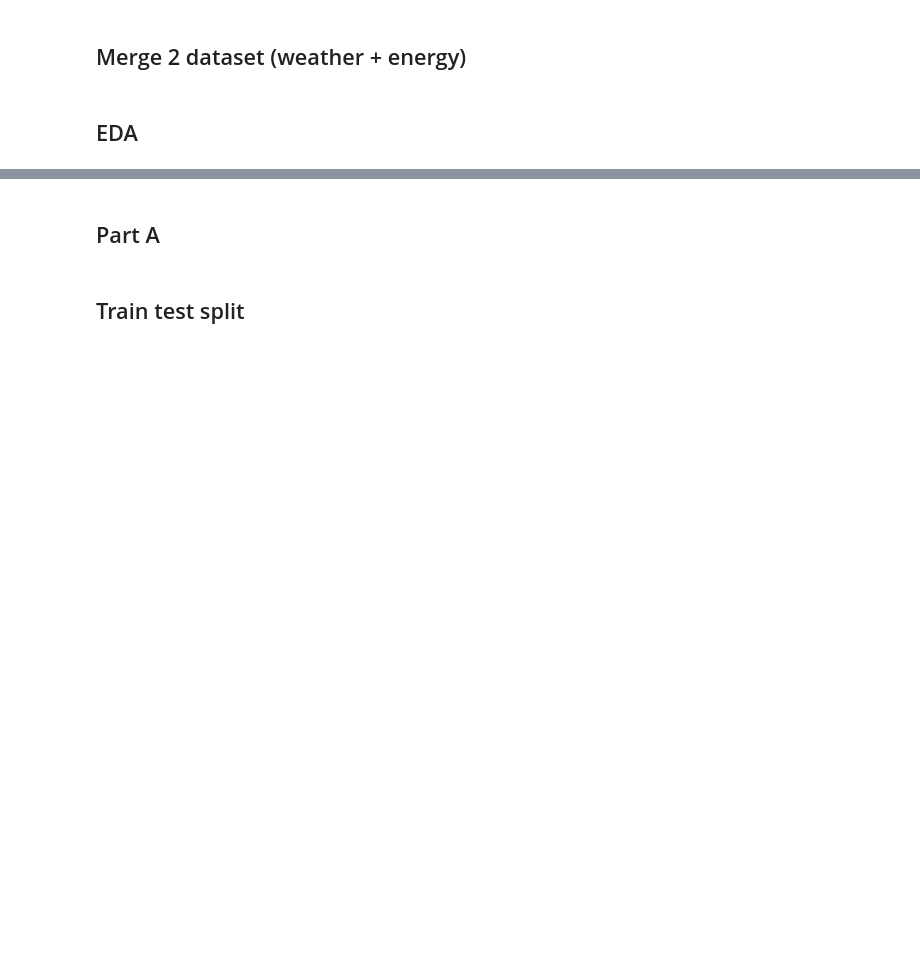
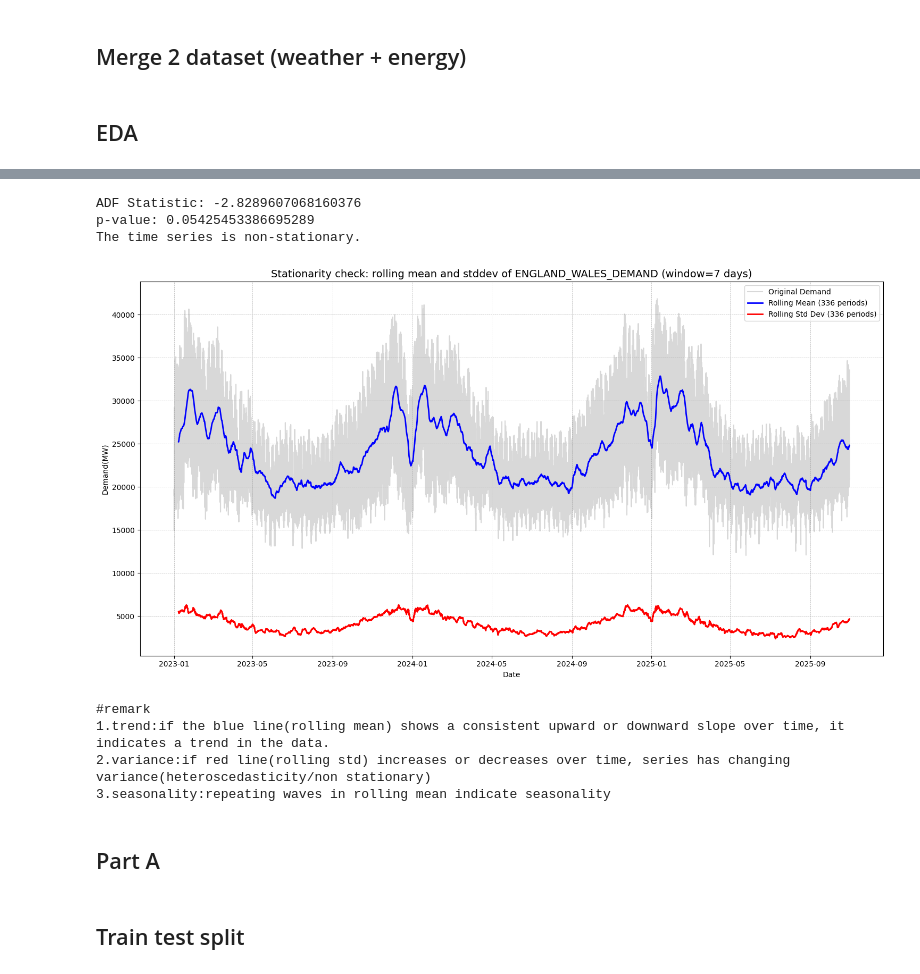
Before and after one commit to ocx-1129/ml_assignment, a Jupyter notebook: energyPred.ipynb, the cells around one changed output, grey strips where cells are left out. Drawn from its saved outputs; the diff is of its cells as text; code cells hidden in the pictures; blank space fills up the shorter version.

```diff
--- a/energyPred.ipynb
+++ b/energyPred.ipynb
@@ -93,2 +137,49 @@ merged_data.to_csv('merged_energy_weather_data.csv', index=False)
+# %%
+from statsmodels.tsa.stattools import adfuller
+series=df['ENGLAND_WALES_DEMAND'].dropna()
+result=adfuller(series.iloc[:10000],autolag='AIC')
+print(f'ADF Statistic: {result[0]}')
+print(f'p-value: {result[1]}')
+if result[1] <= 0.05:
+    print("The time series is stationary.")
+else:
+    print("The time series is non-stationary.")
+# %% [output]
+ADF Statistic: -2.8289607068160376
+p-value: 0.05425453386695289
+The time series is non-stationary.
+# %%
+target_col='ENGLAND_WALES_DEMAND'
+window_size=48*7  # one week of half-hourly data
+
+if 'datetime' not in df.columns:
+    df = df.reset_index()
+
+rolling_mean=df[target_col].rolling(window=window_size).mean()
+rolling_std=df[target_col].rolling(window=window_size).std()
+
+
+plt.figure(figsize=(15,8))
+plt.plot(df['datetime'],df[target_col], label='Original Demand', alpha=0.3,color='gray')
+plt.plot(df['datetime'],rolling_mean, label=f'Rolling Mean ({window_size} periods)', color='blue',linewidth=2)
+plt.plot(df['datetime'],rolling_std, label=f'Rolling Std Dev ({window_size} periods)', color='red',linewidth=2)
+plt.title(f'Stationarity check: rolling mean and stddev of {target_col} (window=7 days)',fontsize=14)
+plt.xlabel('Date')
+plt.ylabel('Demand(MW)')
+plt.legend(loc='best')
+plt.grid(True,which='both', linestyle='--', linewidth=0.5)
+
+plt.tight_layout()
+plt.show()
+print("#remark")
+print("1.trend:if the blue line(rolling mean) shows a consistent upward or downward slope over time, it indicates a trend in the data.")
+print("2.variance:if red line(rolling std) increases or decreases over time, series has changing variance(heteroscedasticity/non stationary)")
+print("3.seasonality:repeating waves in rolling mean indicate seasonality")
+# %% [output]
+[figure, added]
+#remark
+1.trend:if the blue line(rolling mean) shows a consistent upward or downward slope over time, it indicates a trend in the data.
+2.variance:if red line(rolling std) increases or decreases over time, series has changing variance(heteroscedasticity/non stationary)
+3.seasonality:repeating waves in rolling mean indicate seasonality
 # %% [markdown]
 ## Part A
```
Also changed, not shown: parts of 34 cells of this notebook, 1 other file.
